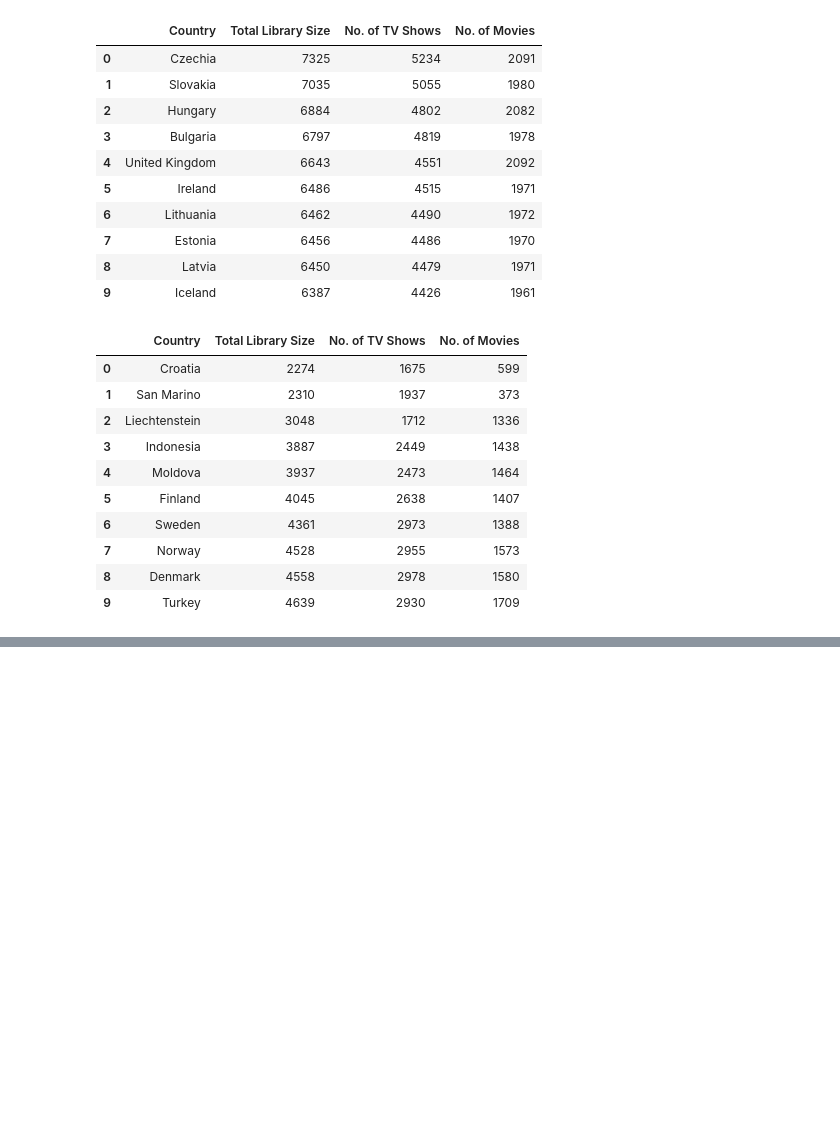
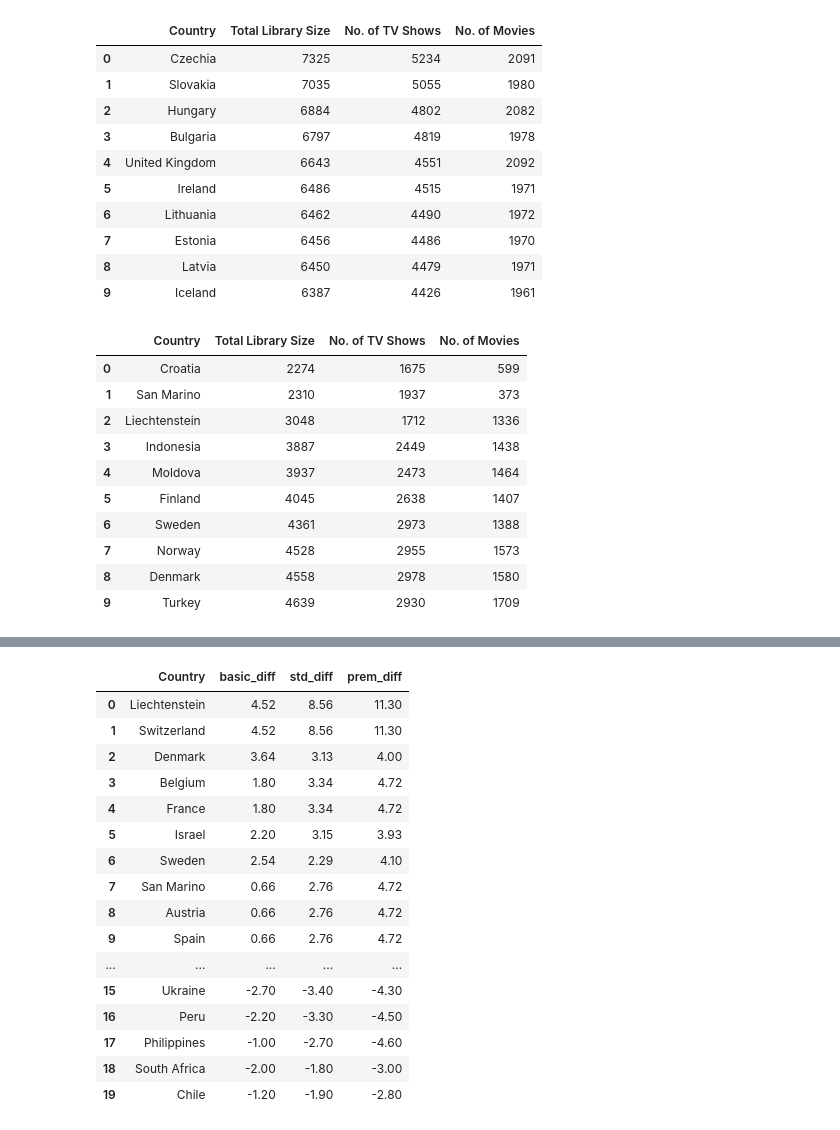
Before and after one commit to kemalozer23/netflix-fee-analysis-kaggle-2, a Jupyter notebook: netflix_fee.ipynb, the cells around one changed output, grey strips where cells are left out. Saved outputs shown, nothing was run; the diff lists cells and outputs as text; code cells hidden in the pictures; blank space fills up the shorter version.

```diff
--- a/netflix_fee.ipynb
+++ b/netflix_fee.ipynb
@@ -222,0 +203,23 @@ df.sort_values(by="avg_cost")
+# %%
+# Cost per Country Cheapest Top 10 ($)
+
+df["avg_cost"] = (df["Cost Per Month - Basic ($)"]+df["Cost Per Month - Standard ($)"]+df["Cost Per Month - Premium ($)"])/3
+df["avg_cost"] = df["avg_cost"].apply(lambda x: float(str(x)[:4]))
+
+df["avg_basic"] = df["Cost Per Month - Basic ($)"].sum()/df["Cost Per Month - Basic ($)"].count()
+df["avg_basic"] = df["avg_basic"].apply(lambda x: float(str(x)[:4]))
+
+df["avg_std"] = df["Cost Per Month - Standard ($)"].sum()/df["Cost Per Month - Standard ($)"].count()
+df["avg_std"] = df["avg_std"].apply(lambda x: float(str(x)[:4]))
+
+df["avg_prem"] = df["Cost Per Month - Premium ($)"].sum()/df["Cost Per Month - Premium ($)"].count()
+df["avg_prem"] = df["avg_prem"].apply(lambda x: float(str(x)[:4]))
+
+df["basic_diff"] = df["Cost Per Month - Basic ($)"]-df["avg_basic"]
+df["basic_diff"] = df["basic_diff"].apply(lambda x: float(str(x)[:4]))
+
+df["std_diff"] = df["Cost Per Month - Standard ($)"]-df["avg_std"]
+df["std_diff"] = df["std_diff"].apply(lambda x: float(str(x)[:4]))
+
+df["prem_diff"] = df["Cost Per Month - Premium ($)"]-df["avg_prem"]
+df["prem_diff"] = df["prem_diff"].apply(lambda x: float(str(x)[:4]))
@@ -222,0 +429,21 @@ df.sort_values(by="avg_cost")
+# %%
+df_diff = df.sort_values(by="avg_cost", ascending=False)[:10].append(df.sort_values(by="avg_cost")[:10]).reset_index(drop=True)
+df_diff[["Country","basic_diff","std_diff","prem_diff"]]
+# %% [output]
+|  | Country | basic_diff | std_diff | prem_diff |
+| 0 | Liechtenstein | 4.52 | 8.56 | 11.30 |
+| 1 | Switzerland | 4.52 | 8.56 | 11.30 |
+| 2 | Denmark | 3.64 | 3.13 | 4.00 |
+| 3 | Belgium | 1.80 | 3.34 | 4.72 |
+| 4 | France | 1.80 | 3.34 | 4.72 |
+| 5 | Israel | 2.20 | 3.15 | 3.93 |
+| 6 | Sweden | 2.54 | 2.29 | 4.10 |
+| 7 | San Marino | 0.66 | 2.76 | 4.72 |
+| 8 | Austria | 0.66 | 2.76 | 4.72 |
+| 9 | Spain | 0.66 | 2.76 | 4.72 |
+| ... | ... | ... | ... | ... |
+| 15 | Ukraine | -2.70 | -3.40 | -4.30 |
+| 16 | Peru | -2.20 | -3.30 | -4.50 |
+| 17 | Philippines | -1.00 | -2.70 | -4.60 |
+| 18 | South Africa | -2.00 | -1.80 | -3.00 |
+| 19 | Chile | -1.20 | -1.90 | -2.80 |
```
Also changed, not shown: parts of 10 cells of this notebook.
